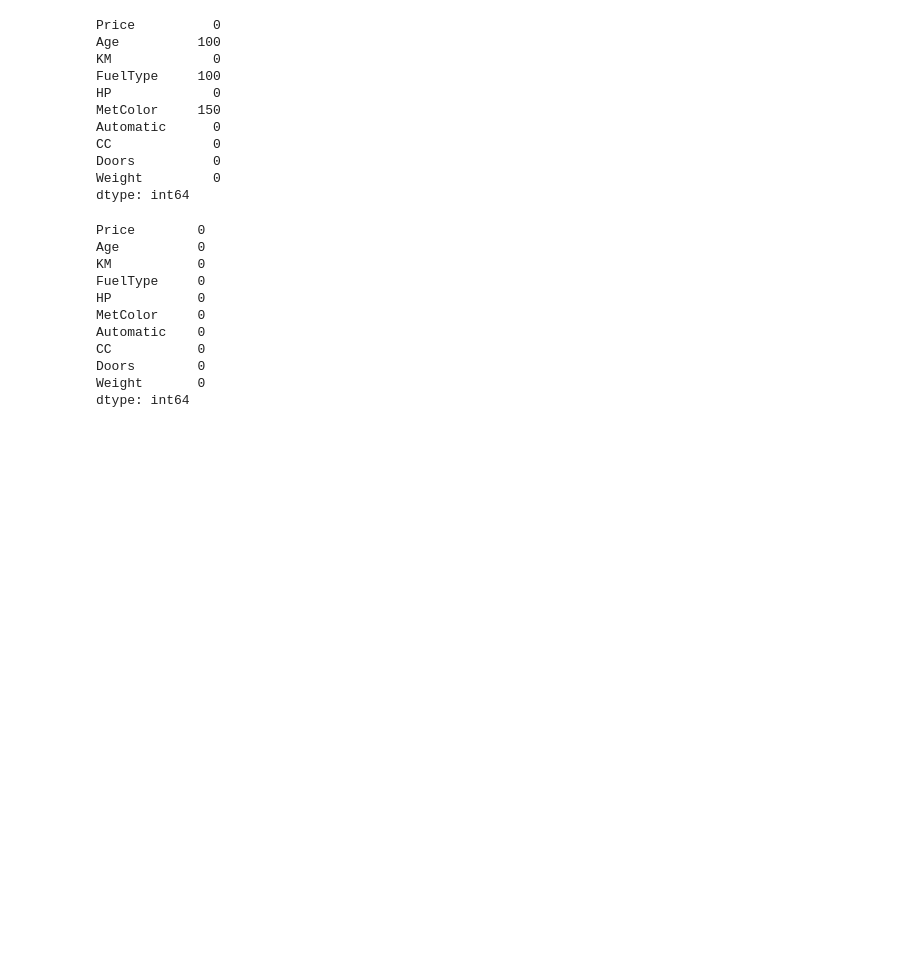
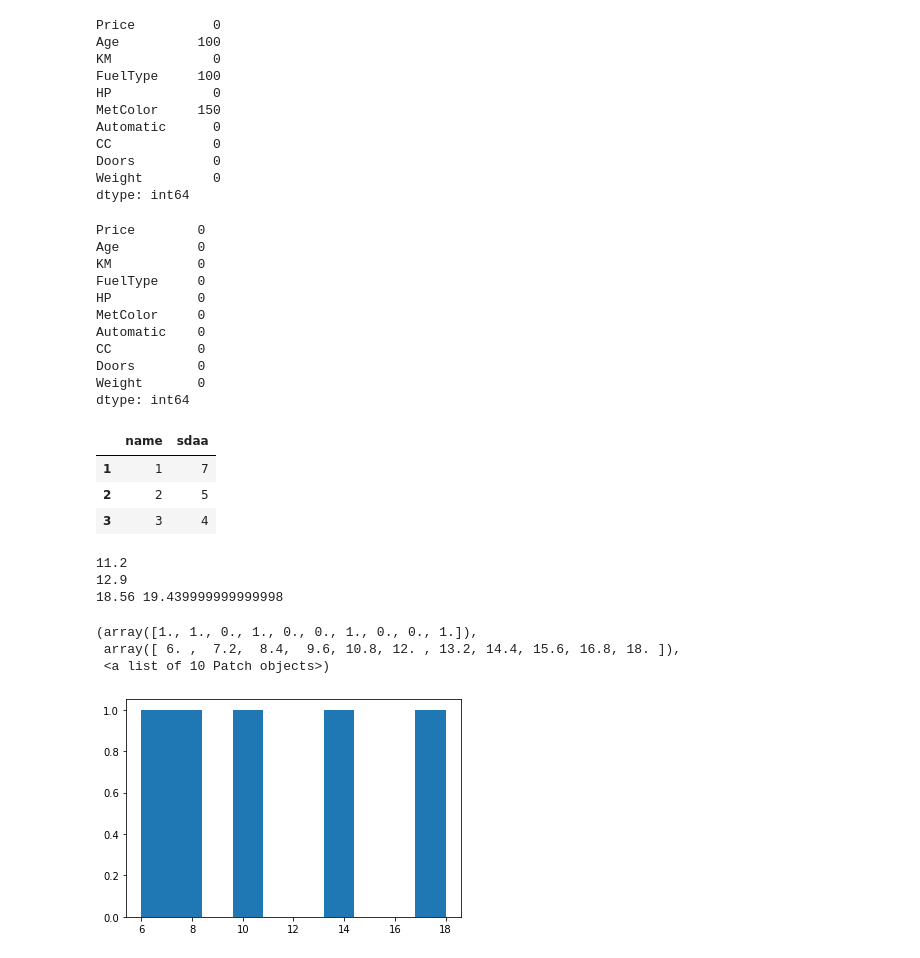
Before and after one commit to mannar-1/mannar-1, a Jupyter notebook: Untitled1.ipynb, the cells around one changed output. Drawn from its saved outputs; the diff is of its cells as text; code cells hidden in the pictures; blank space fills up the shorter version.

```diff
--- a/Untitled1.ipynb
+++ b/Untitled1.ipynb
@@ -363,3 +363,33 @@ CC           0
 Doors        0
 Weight       0
 dtype: int64
+# %%
+#rev_tab
+import pandas as pd
+t=pd.DataFrame({"name":[1,2,3],"sdaa":[7,5,4]},[1,2,3])
+t
+# %% [output]
+|  | name | sdaa |
+| 1 | 1 | 7 |
+| 2 | 2 | 5 |
+| 3 | 3 | 4 |
+# %%
+import pandas as pd
+import numpy as np
+s=np.array([6,8,10,14,18]) #pizza size
+p=np.array([7,9,13,17.5,18])
+print(s.mean())
+print(p.mean())
+print(s.var(),p.var())
+# %% [output]
+11.2
+12.9
+18.56 19.439999999999998
+# %%
+import matplotlib.pyplot as plt
+plt.hist(s)
+# %% [output]
+(array([1., 1., 0., 1., 0., 0., 1., 0., 0., 1.]),
+ array([ 6. ,  7.2,  8.4,  9.6, 10.8, 12. , 13.2, 14.4, 15.6, 16.8, 18. ]),
+ <a list of 10 Patch objects>)
+[figure, added]
```
Also changed, not shown: parts of 4 cells of this notebook.
